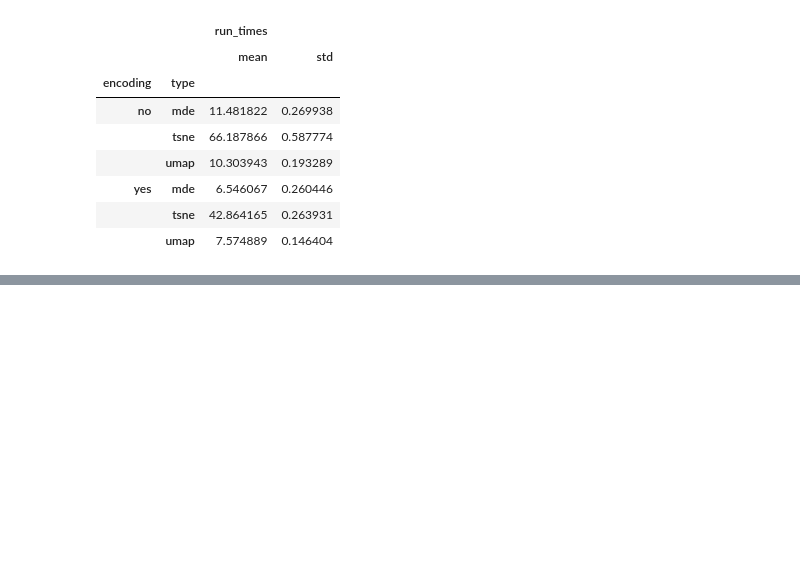
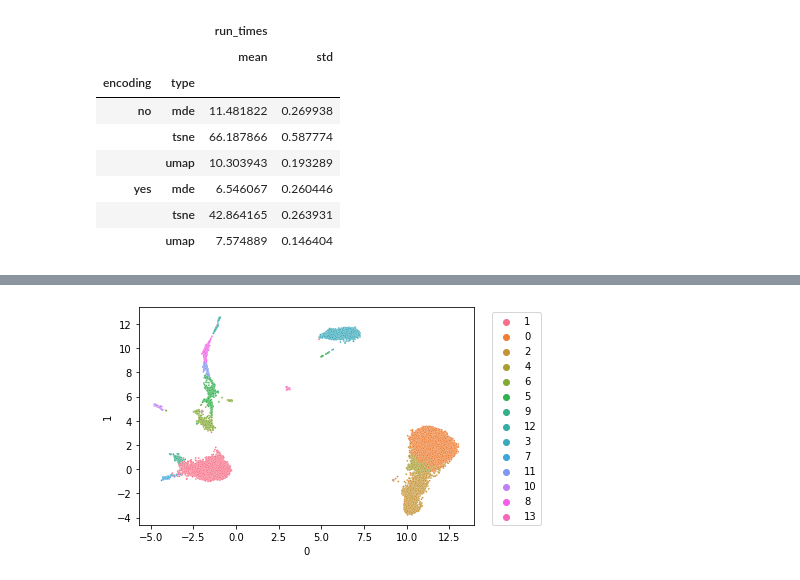
Before and after one commit to TingWeee/scMultiomics_DeepLearning, a Jupyter notebook: time_analysis.ipynb, the cells around one changed output, grey strips where cells are left out. Cells and saved outputs as stored; diff of their text form; code cells hidden in the pictures; blank space fills up the shorter version.

```diff
--- a/time_analysis.ipynb
+++ b/time_analysis.ipynb
@@ -255,0 +308,7 @@ for df in [run_times1000, run_times10000]:
+# %%
+df = df.astype({'label': str})
+sns.scatterplot(x = 0, y = 1, data = df, hue = 'label', s = 3)
+plt.legend(bbox_to_anchor=(1.04, 1), loc="upper left")
+plt.show()
+# %% [output]
+[figure, added]
```
Also changed, not shown: parts of 2 cells of this notebook, 4 other files.
